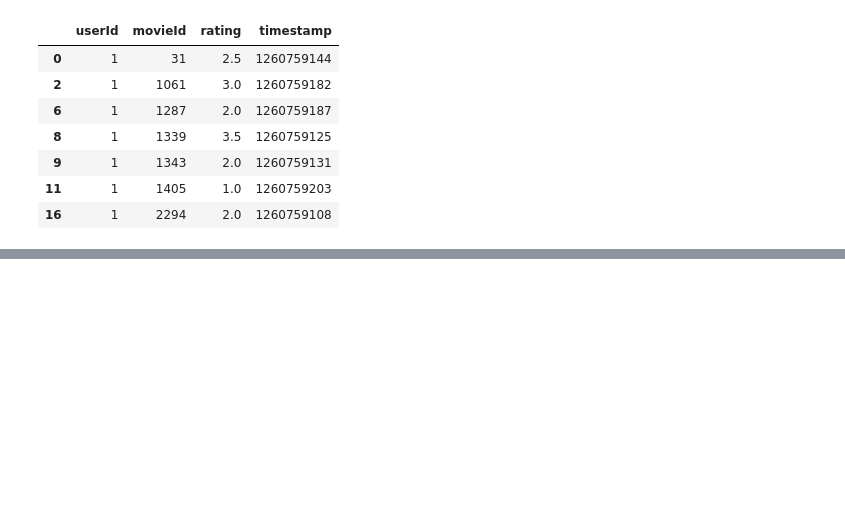
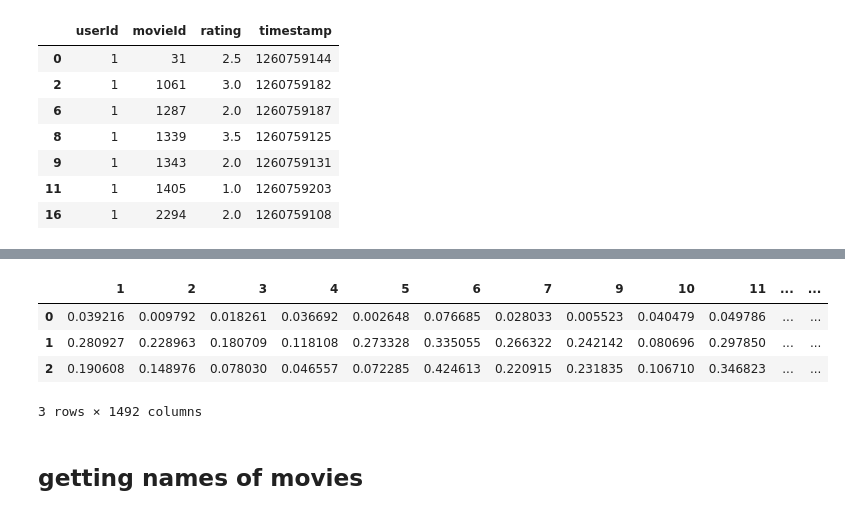
Before and after one commit to Aarush2k1/Movie-Recommender, a Jupyter notebook: recommendation/collaborative-filtering.ipynb, the cells around one changed output, grey strips where cells are left out. Saved outputs shown, nothing was run; the diff lists cells and outputs as text; code cells hidden in the pictures; blank space fills up the shorter version.

```diff
--- a/recommendation/collaborative-filtering.ipynb
+++ b/recommendation/collaborative-filtering.ipynb
@@ -176,0 +232,13 @@ ratings_df[ratings_df.userId==1]
+# %%
+romantic_lover = [(1287,3),(1061,4),(1339,5)]
+similar_movies = pd.DataFrame()
+for movie,rating in romantic_lover:
+    similar_movies = similar_movies.append(get_similar(movie,rating),ignore_index = True)
+
+similar_movies.head(10)
+# %% [output]
+|  | 1 | 2 | 3 | 4 | 5 | 6 | 7 | 9 | 10 | 11 | ... | ... |
+| 0 | 0.039216 | 0.009792 | 0.018261 | 0.036692 | 0.002648 | 0.076685 | 0.028033 | 0.005523 | 0.040479 | 0.049786 | ... | ... |
+| 1 | 0.280927 | 0.228963 | 0.180709 | 0.118108 | 0.273328 | 0.335055 | 0.266322 | 0.242142 | 0.080696 | 0.297850 | ... | ... |
+| 2 | 0.190608 | 0.148976 | 0.078030 | 0.046557 | 0.072285 | 0.424613 | 0.220915 | 0.231835 | 0.106710 | 0.346823 | ... | ... |
+3 rows × 1492 columns
@@ -176,0 +247,2 @@ ratings_df[ratings_df.userId==1]
+# %% [markdown]
+## getting names of movies
```
Also changed, not shown: parts of 16 cells of this notebook.
